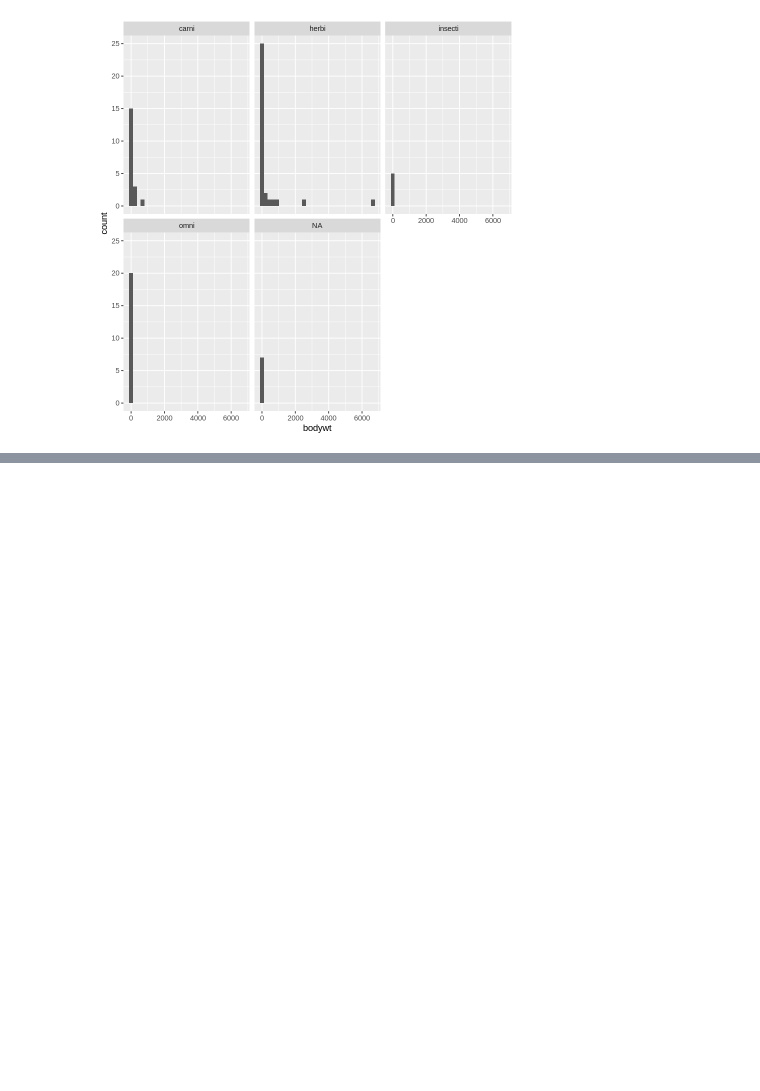
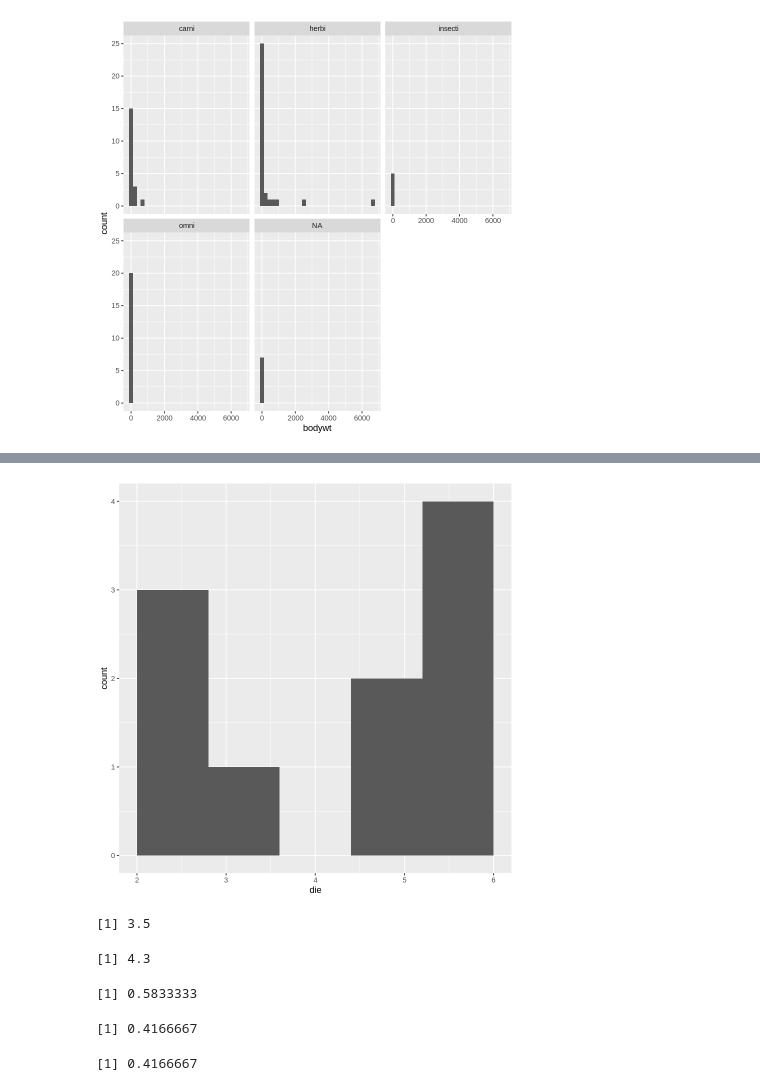
Before and after one commit to polaroidz/polaroidz, a Jupyter notebook: Statistics_in_R.ipynb, the cells around one changed output, grey strips where cells are left out. Saved outputs shown, nothing was run; the diff lists cells and outputs as text; code cells hidden in the pictures; blank space fills up the shorter version.

```diff
--- a/Statistics_in_R.ipynb
+++ b/Statistics_in_R.ipynb
@@ -151,0 +171,4 @@ ggplot(msleep, aes(x = bodywt)) +
+# %%
+die <- c(1,2,3,4,5,6)
+die <- data.frame(die)
+die
@@ -151,0 +185,5 @@ ggplot(msleep, aes(x = bodywt)) +
+# %%
+rolls_10 <- die %>%
+  sample_n(10, replace = TRUE)
+
+rolls_10
@@ -151,0 +204,28 @@ ggplot(msleep, aes(x = bodywt)) +
+# %%
+ggplot(rolls_10, aes(die)) +
+  geom_histogram(bins = 6)
+# %% [output]
+[figure, added]
+# %%
+mean(die$die)
+# %% [output]
+[1] 3.5
+# %%
+mean(rolls_10$die)
+# %% [output]
+[1] 4.3
+# %%
+# P (<=7)
+punif(7, min = 0, max = 12)
+# %% [output]
+[1] 0.5833333
+# %%
+# P (>=7)
+1 - punif(7, min = 0, max = 12)
+# %% [output]
+[1] 0.4166667
+# %%
+# P (>=7)
+punif(7, min = 0, max = 12, lower.tail = FALSE)
+# %% [output]
+[1] 0.4166667
```
Also changed, not shown: parts of 7 cells of this notebook.
